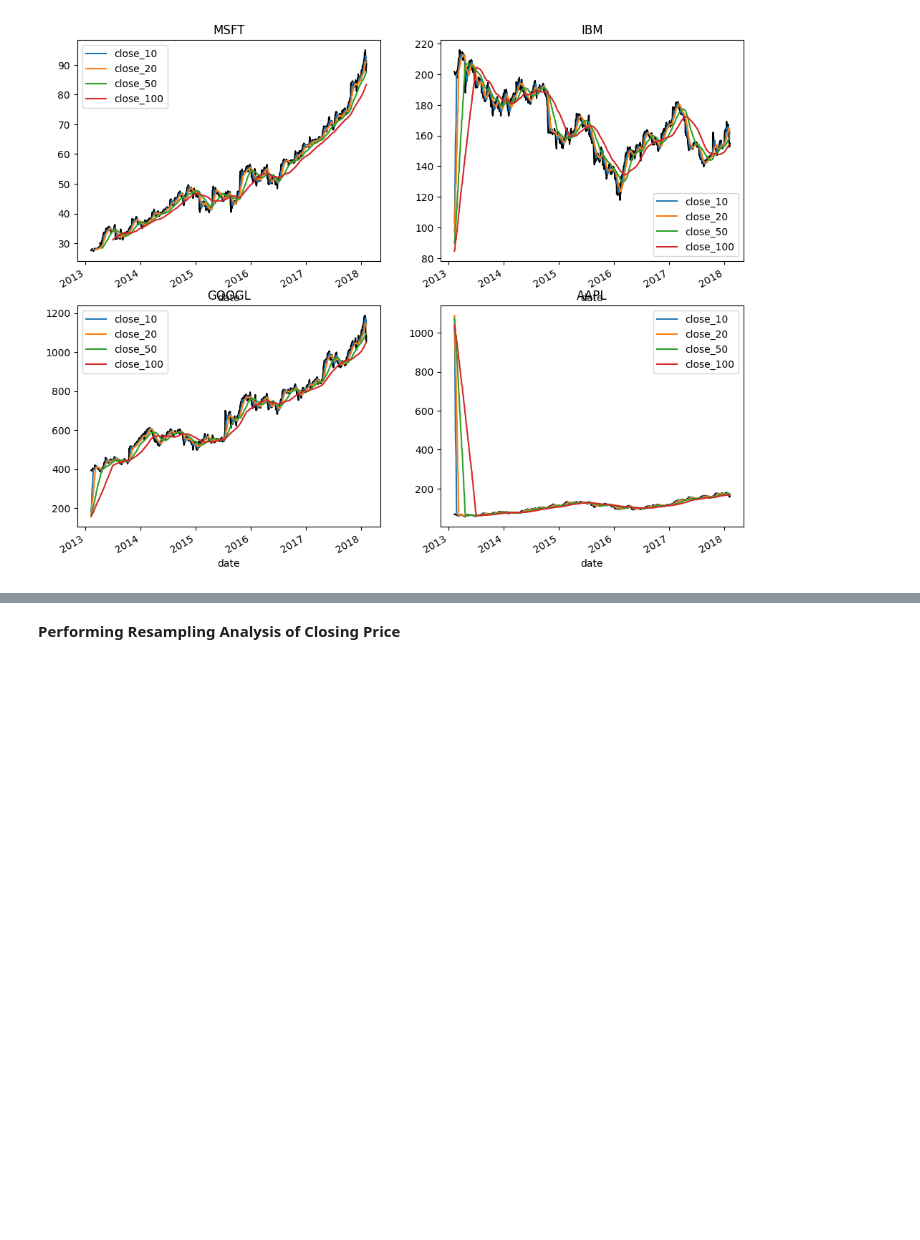
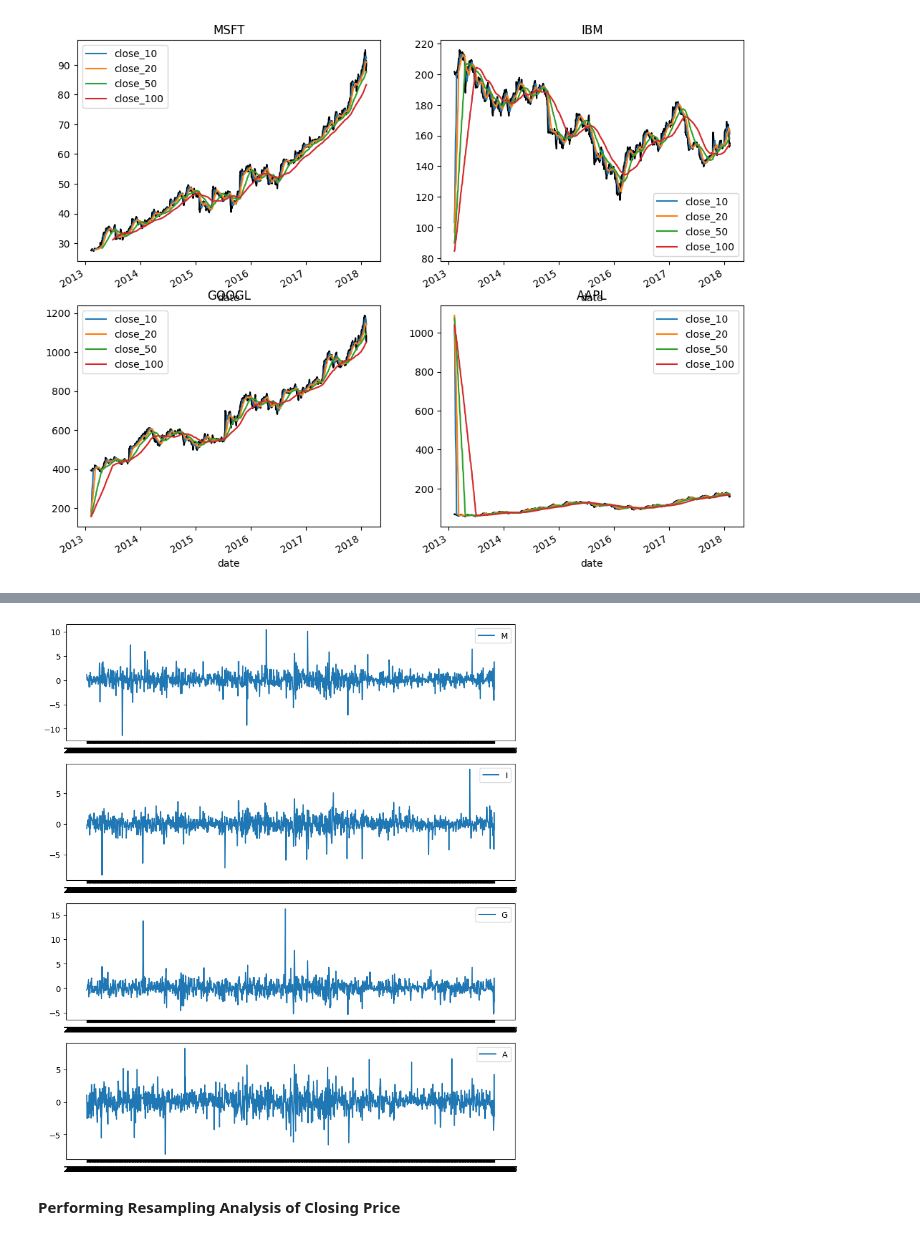
Before and after one commit to SMKProj/StocksDataAnalysis, a Jupyter notebook: StocksDataAnalysis.ipynb, the cells around one changed output, grey strips where cells are left out. Saved outputs shown, nothing was run; the diff lists cells and outputs as text; code cells hidden in the pictures; blank space fills up the shorter version.

```diff
--- a/StocksDataAnalysis.ipynb
+++ b/StocksDataAnalysis.ipynb
@@ -124,3 +154,11 @@ plt.plot(apple_df['date'], apple_df['%dailyReturns'])
+# %%
+plt.figure(figsize=(10,12))
+for i,p in enumerate(pct_change_comp.columns,1):
+  plt.subplot(4,1,i)
+  plt.plot(pct_change_comp.index, pct_change_comp[p])
+  plt.legend(p)
+# %% [output]
+[figure, added]
 # %% [markdown]
 **Performing Resampling Analysis of Closing Price**
 # %%
```
Also changed, not shown: parts of 7 cells of this notebook.
